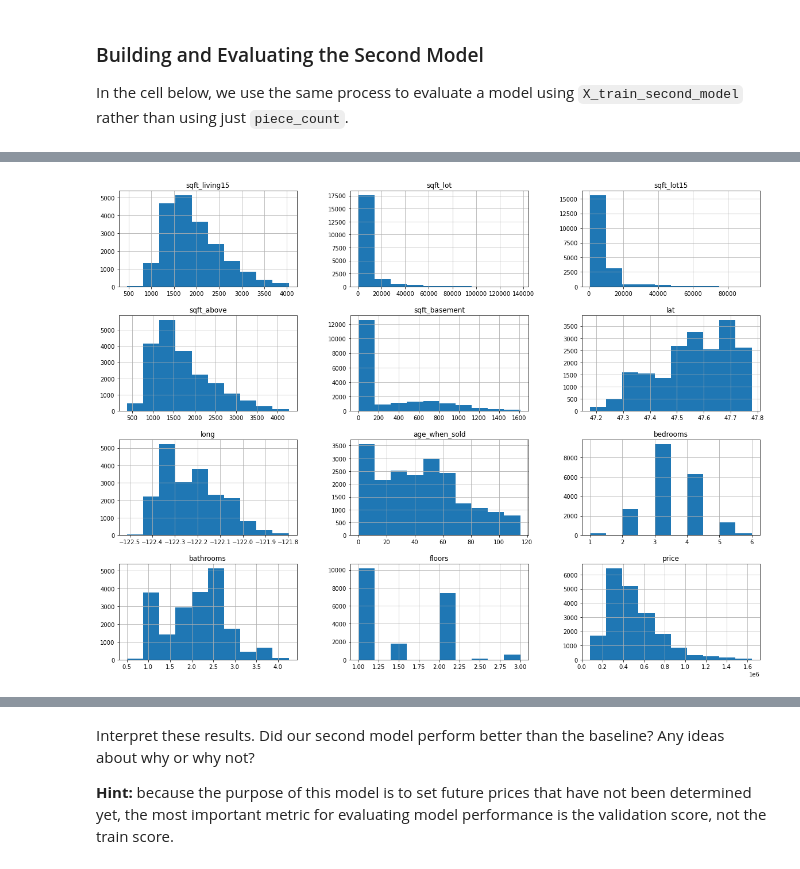
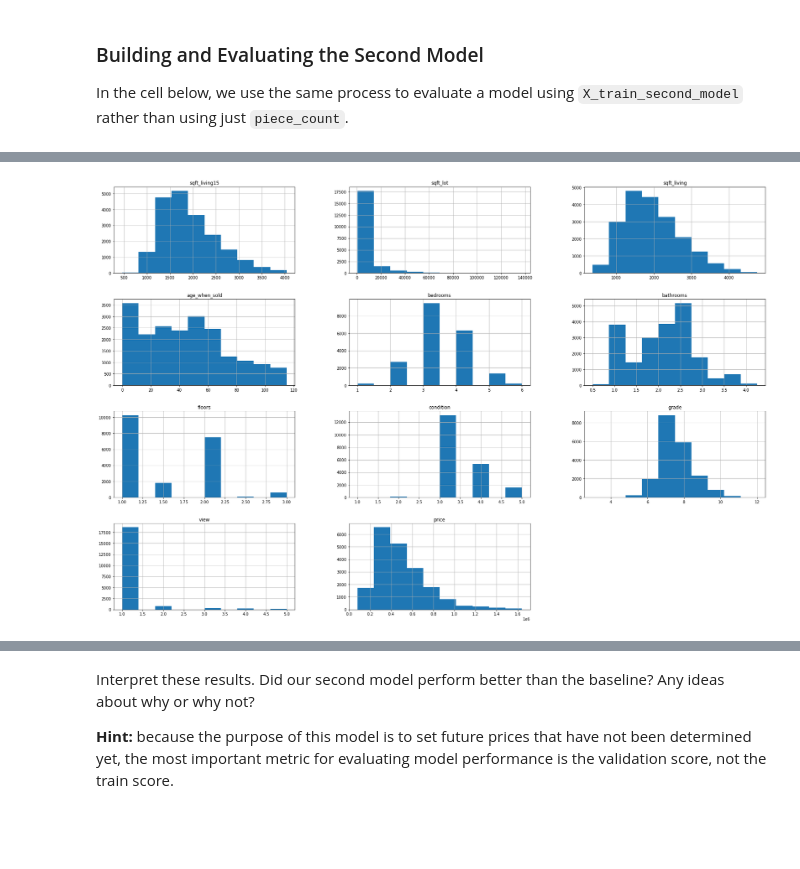
Before and after one commit to vict0rkang/dsc-phase-2-project-v2-3, a Jupyter notebook: index.ipynb, the cells around one changed output, grey strips where cells are left out. Cells and saved outputs as stored; diff of their text form; code cells hidden in the pictures; blank space fills up the shorter version.

```diff
--- a/index.ipynb
+++ b/index.ipynb
@@ -1174,0 +1360,3 @@ dfcorr[(dfcorr.cc>.85) & (dfcorr.cc <1)]
+# %%
+df = df.drop(['sqft_above','sqft_lot15','sqft_basement'], axis=1)
+df
@@ -1175,3 +1377,3 @@ dfcorr[(dfcorr.cc>.85) & (dfcorr.cc <1)]
 # %%
-df = df.drop(['sqft_living'], axis=1)
-df
+# df = df.drop(['sqft_living'], axis=1)
+# df
@@ -1289,0 +1480,2 @@ numerical = ['sqft_living15', 'sqft_lot','sqft_lot15','sqft_above', 'sqft_baseme
+# %%
+numerical = ['sqft_living15', 'sqft_lot','sqft_living','age_when_sold']
@@ -1292,4 +1492,4 @@ kindaboth = ['bedrooms', 'bathrooms', 'floors']
 # %%
-categorical = ['waterfront', 'view', 'condition', 'grade', 'month_sold','recent_reno','zipcode']
+categorical = ['waterfront', 'view', 'condition', 'grade', 'month_sold','has_basement','recent_reno','zipcode']
 # %%
 for variable in (kindaboth+categorical):
@@ -1467,5 +1678,5 @@ Validation score: 0.402603794514627
 # %%
-dfohe[numerical+kindaboth+['price']].hist(figsize = (20,15));
+dfohe[numerical+kindaboth+['price']].hist(figsize = (30,20));
 # %% [output]
-[figure, old version]
+[figure, new version]
 # %%
```
Also changed, not shown: parts of 102 cells of this notebook, 1 other file.
